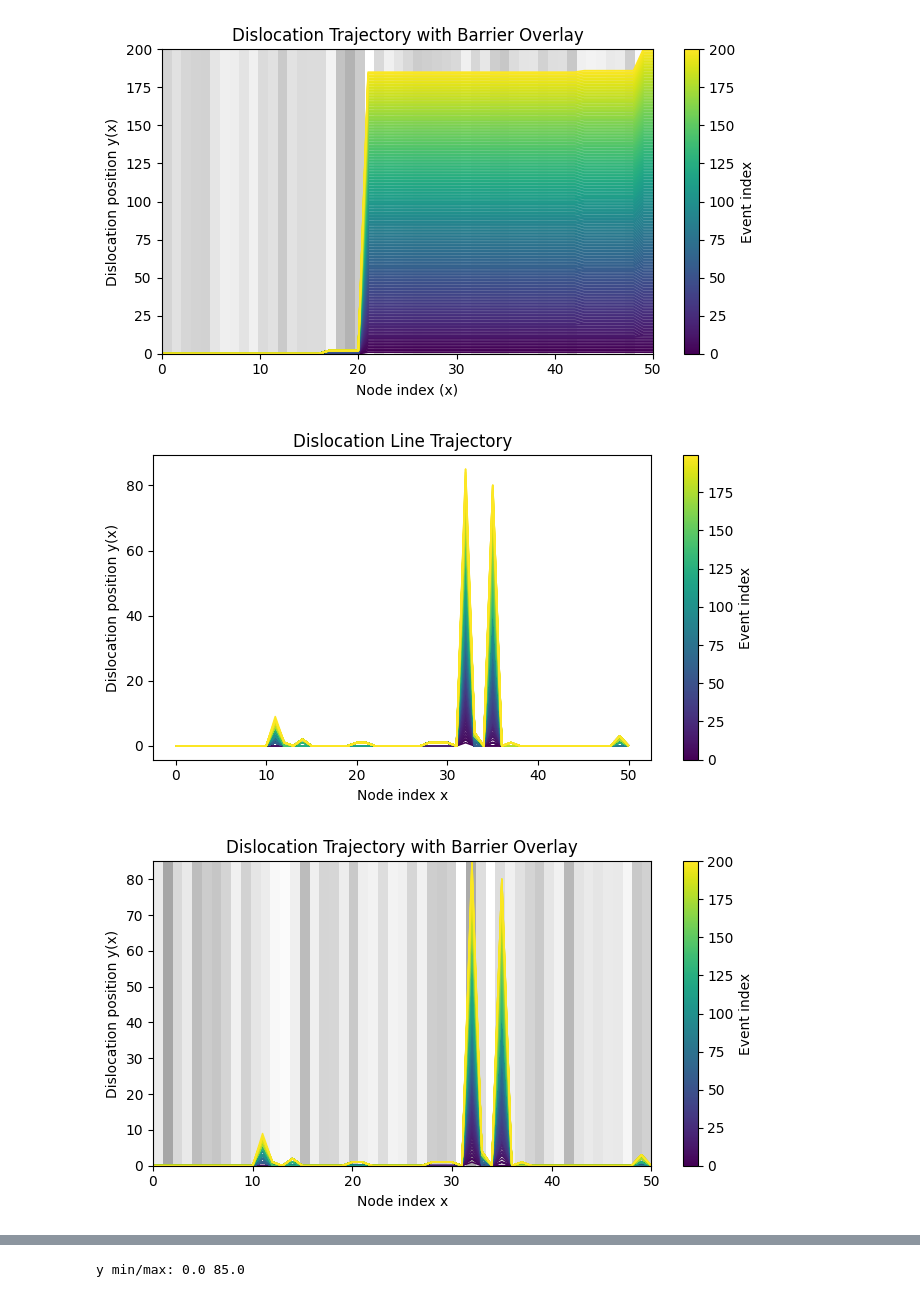
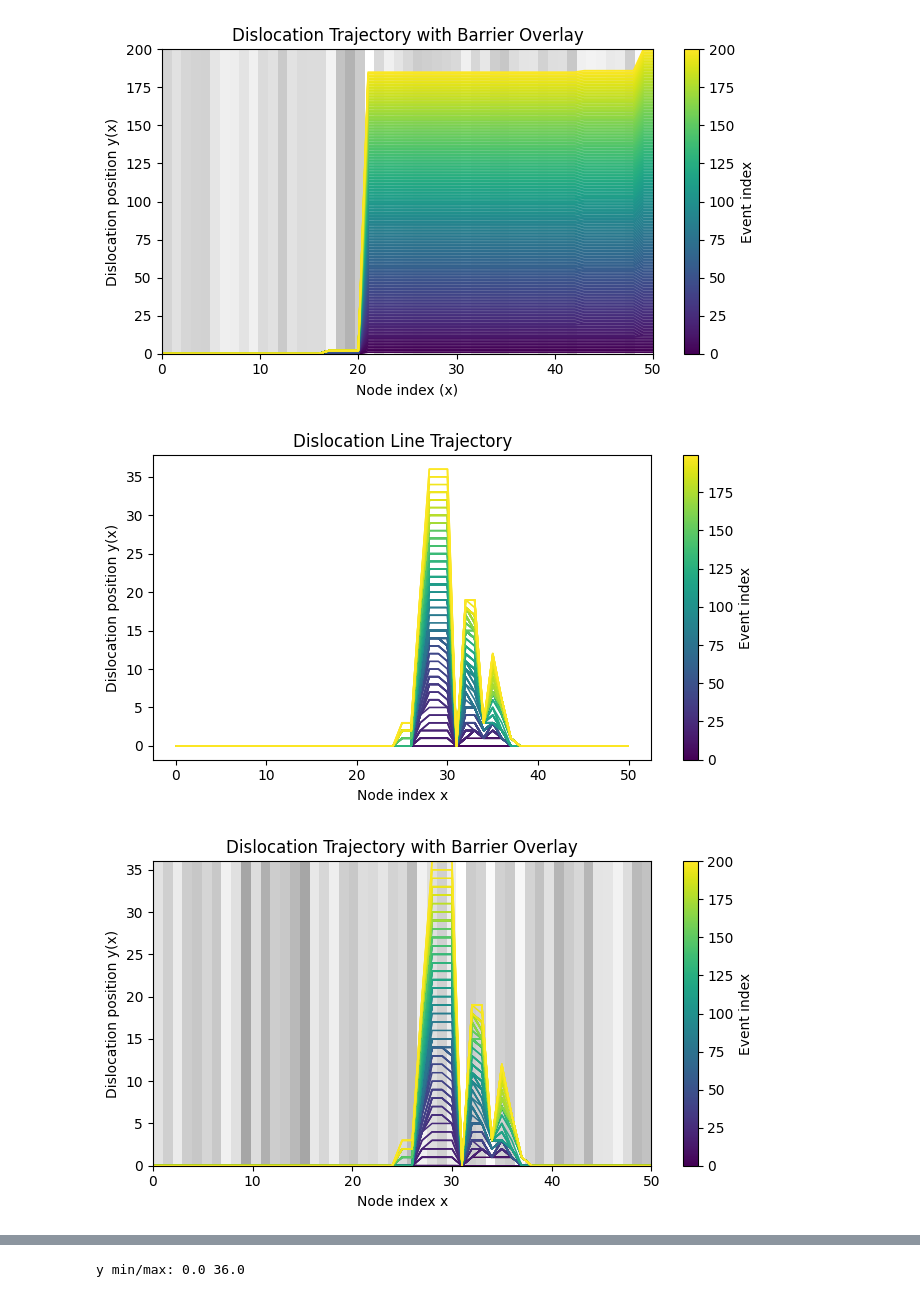
Before and after one commit to lmyhill/energyBarrierDislocationSampling, a Jupyter notebook: playground.ipynb, the cells around one changed output, grey strips where cells are left out. Saved outputs shown, nothing was run; the diff lists cells and outputs as text; code cells hidden in the pictures.

```diff
--- a/playground.ipynb
+++ b/playground.ipynb
@@ -606,8 +606,8 @@ def simulate_line_option3(
     stress=0.1,
     mu_n=0.2,
     sig_n=0.1,
-    mu_p=0.1,
-    sig_p=0.5,
+    mu_p=0.05,
+    sig_p=0.05,
     steps=300
 ):
     # Geometry
@@ -721,32 +721,32 @@ def plot_line_with_barrier_background(x, y_snapshots, Gn):
     plt.show()
 
 
 data = simulate_line_option3(
     N=50,
     T=300,
     stress=0.1,
     steps=200
 )
 
 plot_line_trajectory_colored(
     data["x"],
     data["y_snapshots"]
 )
 
 plot_line_with_barrier_background(
     data["x"],
     data["y_snapshots"],
     data["Gn"]
 )
 
 # Final line should move everywhere
 plt.plot(data["x"], data["y_snapshots"][-1])
 plt.xlabel("x"); plt.ylabel("y"); plt.show()
 
 # Roughness
 print("y min/max:",
       data["y_snapshots"][-1].min(),
       data["y_snapshots"][-1].max())
 # %% [output]
-[figure, old version]
+[figure, new version]
-[figure, old version]
+[figure, new version]
@@ -754 +754 @@ print("y min/max:",
-y min/max: 0.0 85.0
+y min/max: 0.0 36.0
```
Also changed, not shown: parts of 4 cells of this notebook, 3 other files.
